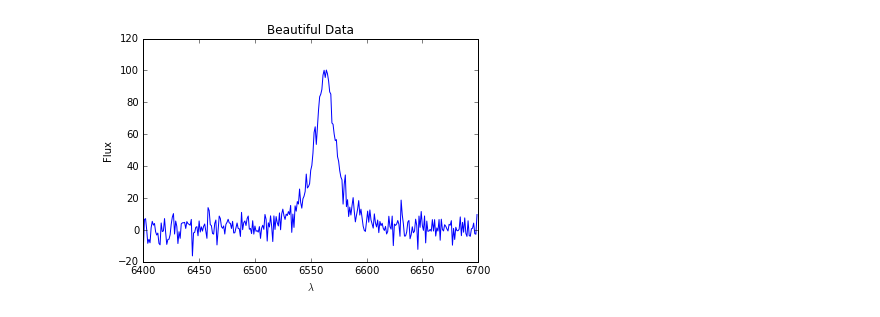
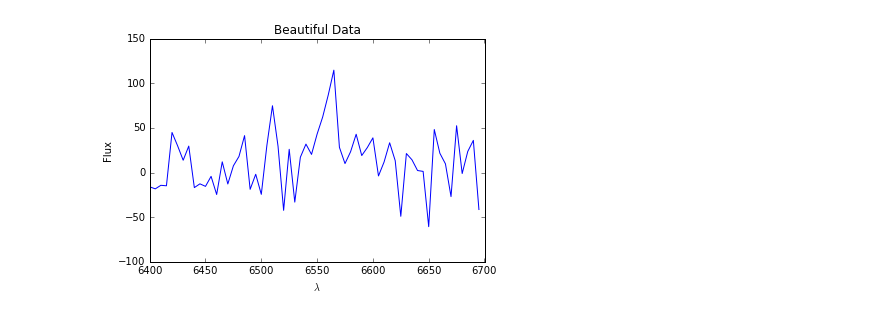
Before and after one commit to Banneker2016/DataAnalysis_Week4, a Jupyter notebook: banneker_data_analysis4_day4.ipynb, the cells around one changed output. Cells and saved outputs as stored; diff of their text form; code cells hidden in the pictures.

```diff
--- a/banneker_data_analysis4_day4.ipynb
+++ b/banneker_data_analysis4_day4.ipynb
@@ -10,17 +10,17 @@ def my_model(lam,center,height,width): #This model is just for an example
     return height * (width/2.)**2 / ((lam - center)**2 + (width/2.)**2)
 # %%
 #Set up our fake dataset
-my_lam = np.arange(6400,6700,1)#Angstroms
-NOISE = 5.0
+my_lam = np.arange(6400,6700,5)#Angstroms
+NOISE = 25.0
 my_data = my_model(my_lam,6563,100,20) + np.random.normal(0, NOISE,len(my_lam))
 my_sigmas = np.zeros(len(my_lam)) + NOISE
 plt.plot(my_lam,my_data)
 plt.xlabel(r'$\lambda$')
 plt.ylabel('Flux')
 plt.title('Beautiful Data')
 plt.show()
 # %% [output]
-[figure, old version]
+[figure, new version]
 # %%
 #Let's make a final METRIC, Log Likelihood
 def metric_log_likelihood(theta,lam,data,sigmas):
```
Also changed, not shown: parts of 4 cells of this notebook, 1 other file.
